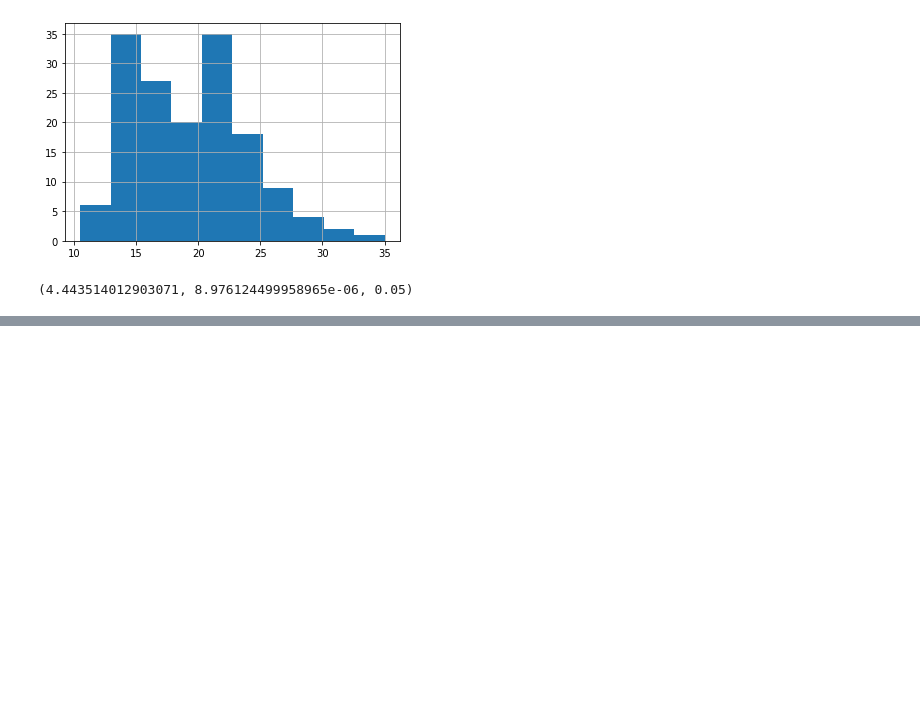
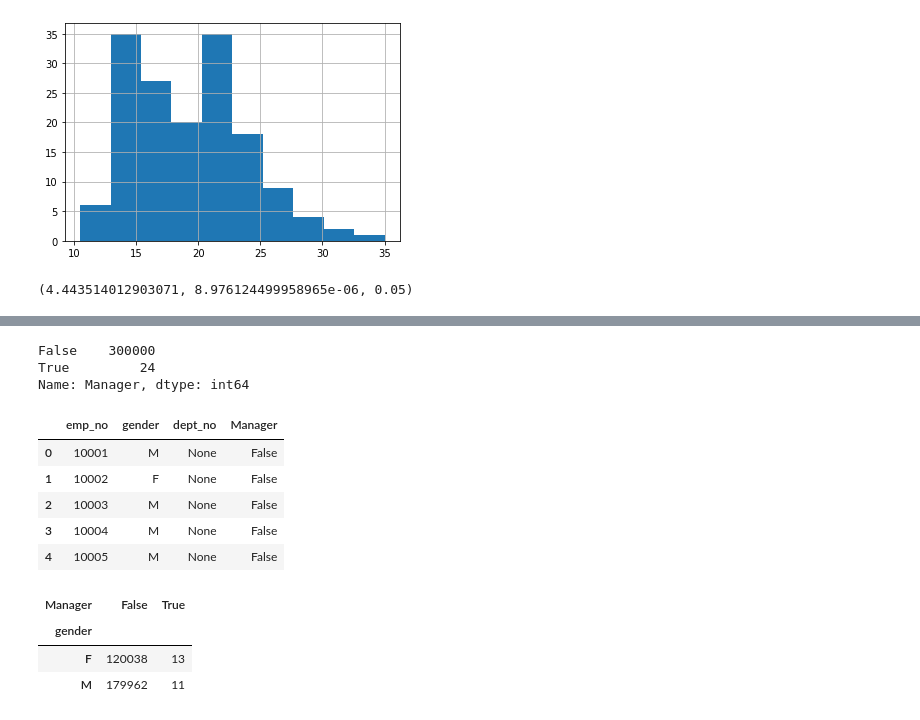
Before and after one commit to sophia-stewart/statistics-exercises, a Jupyter notebook: hypothesis_testing.ipynb, the cells around one changed output, grey strips where cells are left out. Saved outputs shown, nothing was run; the diff lists cells and outputs as text; code cells hidden in the pictures; blank space fills up the shorter version.

```diff
--- a/hypothesis_testing.ipynb
+++ b/hypothesis_testing.ipynb
@@ -351,0 +609,23 @@ r, p
+# %%
+# create column for whether or not employee is/was a manager
+gender_titles['Manager'] = gender_titles.dept_no.notna()
+print(gender_titles.Manager.value_counts())
+gender_titles.head()
+# %% [output]
+False    300000
+True         24
+Name: Manager, dtype: int64
+|  | emp_no | gender | dept_no | Manager |
+| 0 | 10001 | M | None | False |
+| 1 | 10002 | F | None | False |
+| 2 | 10003 | M | None | False |
+| 3 | 10004 | M | None | False |
+| 4 | 10005 | M | None | False |
+# %%
+observed = pd.crosstab(gender_titles.gender, gender_titles.Manager)
+observed
+# %% [output]
+| Manager | False | True |
+| gender |  |  |
+| F | 120038 | 13 |
+| M | 179962 | 11 |
```
Also changed, not shown: parts of 65 cells of this notebook.
